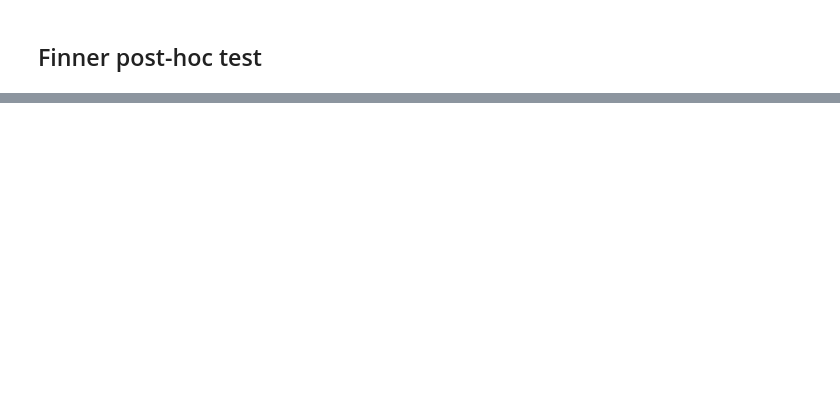
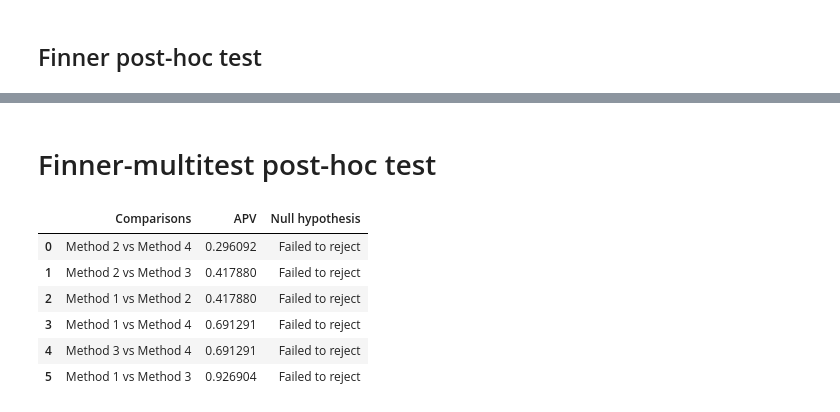
Before and after one commit to ioannislivieris/Useful-functions, a Jupyter notebook: Statistical analysis/Statistical analysis.ipynb, the cells around one changed output, grey strips where cells are left out. Cells and saved outputs as stored; diff of their text form; code cells hidden in the pictures; blank space fills up the shorter version.

```diff
--- a/Statistical analysis/Statistical analysis.ipynb
+++ b/Statistical analysis/Statistical analysis.ipynb
@@ -80,0 +90,19 @@ Finner
+# %% [markdown]
+# Finner-multitest post-hoc test
+# %%
+comparisons, z_values, p_values, adj_p_values = finner_multitest(d)
+
+Finner = pd.DataFrame( [] )
+Finner['Comparisons']     = comparisons
+Finner['APV']             = adj_p_values
+Finner['Null hypothesis'] = Finner['APV'].apply(lambda x: 'Rejected' if x < 0.05 else 'Failed to reject')
+
+Finner
+# %% [output]
+|  | Comparisons | APV | Null hypothesis |
+| 0 | Method 2 vs Method 4 | 0.296092 | Failed to reject |
+| 1 | Method 2 vs Method 3 | 0.417880 | Failed to reject |
+| 2 | Method 1 vs Method 2 | 0.417880 | Failed to reject |
+| 3 | Method 1 vs Method 4 | 0.691291 | Failed to reject |
+| 4 | Method 3 vs Method 4 | 0.691291 | Failed to reject |
+| 5 | Method 1 vs Method 3 | 0.926904 | Failed to reject |
```
Also changed, not shown: parts of 9 cells of this notebook.
